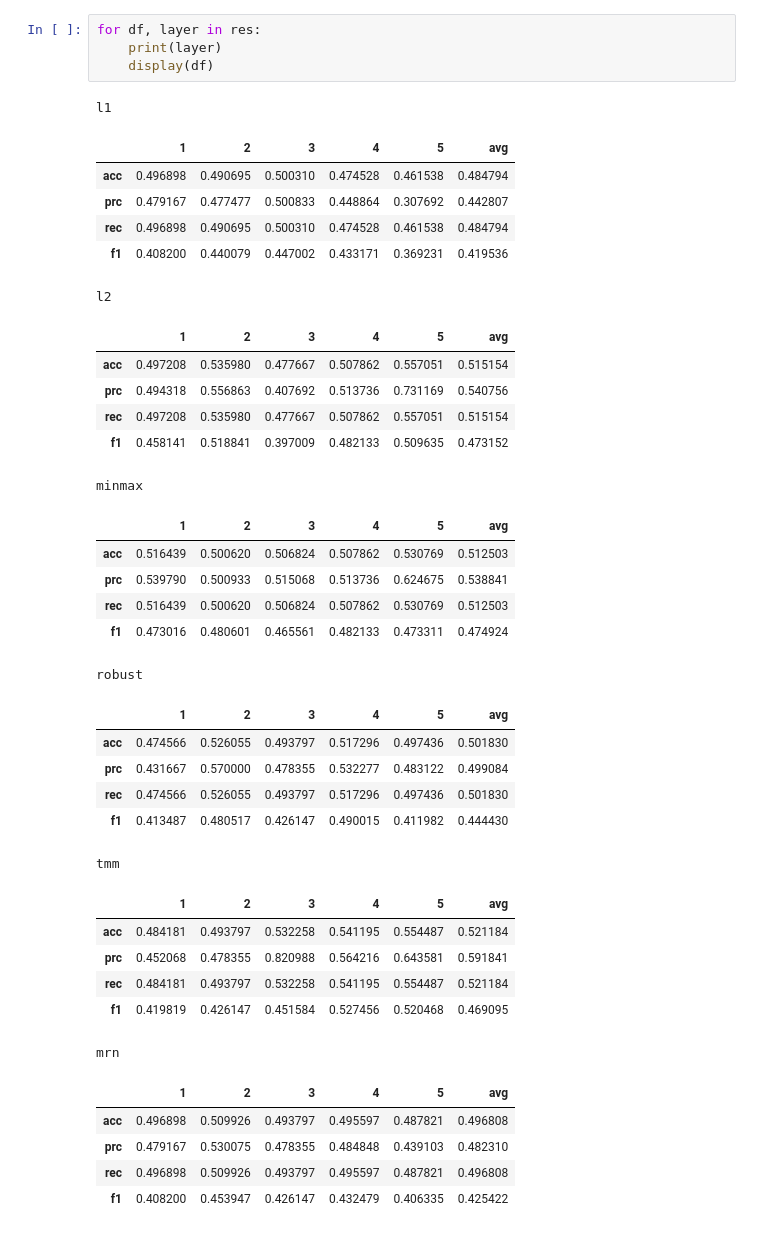
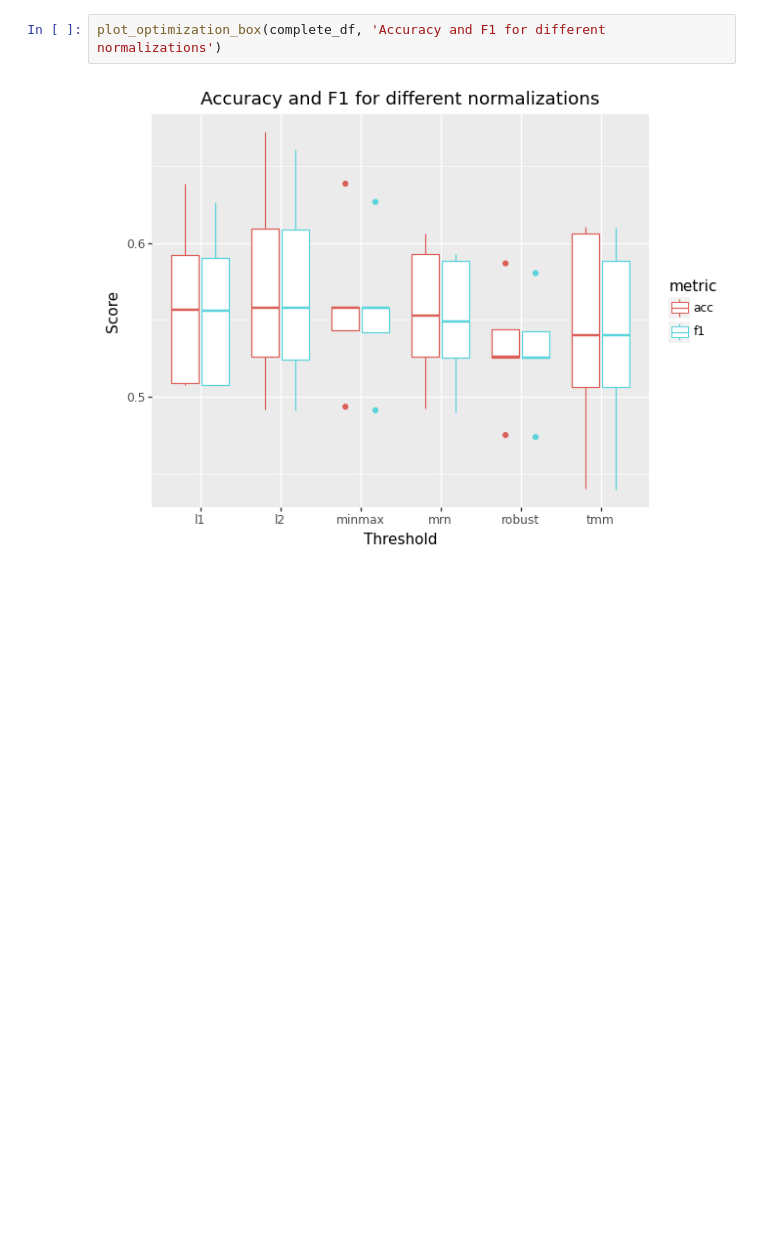
Before and after one commit to LuminousCodeGH/bsc-thesis-scripts, a Jupyter notebook: test_model.ipynb, the cells around one changed output. Saved outputs shown, nothing was run; the diff lists cells and outputs as text; blank space fills up the shorter version.

```diff
--- a/test_model.ipynb
+++ b/test_model.ipynb
@@ -48,41 +66,4 @@ Training model... testing model... complete!
-# %%
-for df, layer in res:
-    print(layer)
-    display(df)
-# %% [output]
-l1
-|  | 1 | 2 | 3 | 4 | 5 | avg |
-| acc | 0.496898 | 0.490695 | 0.500310 | 0.474528 | 0.461538 | 0.484794 |
-| prc | 0.479167 | 0.477477 | 0.500833 | 0.448864 | 0.307692 | 0.442807 |
-| rec | 0.496898 | 0.490695 | 0.500310 | 0.474528 | 0.461538 | 0.484794 |
-| f1 | 0.408200 | 0.440079 | 0.447002 | 0.433171 | 0.369231 | 0.419536 |
-l2
-|  | 1 | 2 | 3 | 4 | 5 | avg |
-| acc | 0.497208 | 0.535980 | 0.477667 | 0.507862 | 0.557051 | 0.515154 |
-| prc | 0.494318 | 0.556863 | 0.407692 | 0.513736 | 0.731169 | 0.540756 |
-| rec | 0.497208 | 0.535980 | 0.477667 | 0.507862 | 0.557051 | 0.515154 |
-| f1 | 0.458141 | 0.518841 | 0.397009 | 0.482133 | 0.509635 | 0.473152 |
-minmax
-|  | 1 | 2 | 3 | 4 | 5 | avg |
-| acc | 0.516439 | 0.500620 | 0.506824 | 0.507862 | 0.530769 | 0.512503 |
-| prc | 0.539790 | 0.500933 | 0.515068 | 0.513736 | 0.624675 | 0.538841 |
-| rec | 0.516439 | 0.500620 | 0.506824 | 0.507862 | 0.530769 | 0.512503 |
-| f1 | 0.473016 | 0.480601 | 0.465561 | 0.482133 | 0.473311 | 0.474924 |
-robust
-|  | 1 | 2 | 3 | 4 | 5 | avg |
-| acc | 0.474566 | 0.526055 | 0.493797 | 0.517296 | 0.497436 | 0.501830 |
-| prc | 0.431667 | 0.570000 | 0.478355 | 0.532277 | 0.483122 | 0.499084 |
-| rec | 0.474566 | 0.526055 | 0.493797 | 0.517296 | 0.497436 | 0.501830 |
-| f1 | 0.413487 | 0.480517 | 0.426147 | 0.490015 | 0.411982 | 0.444430 |
-tmm
-|  | 1 | 2 | 3 | 4 | 5 | avg |
-| acc | 0.484181 | 0.493797 | 0.532258 | 0.541195 | 0.554487 | 0.521184 |
-| prc | 0.452068 | 0.478355 | 0.820988 | 0.564216 | 0.643581 | 0.591841 |
-| rec | 0.484181 | 0.493797 | 0.532258 | 0.541195 | 0.554487 | 0.521184 |
-| f1 | 0.419819 | 0.426147 | 0.451584 | 0.527456 | 0.520468 | 0.469095 |
-mrn
-|  | 1 | 2 | 3 | 4 | 5 | avg |
-| acc | 0.496898 | 0.509926 | 0.493797 | 0.495597 | 0.487821 | 0.496808 |
-| prc | 0.479167 | 0.530075 | 0.478355 | 0.484848 | 0.439103 | 0.482310 |
-| rec | 0.496898 | 0.509926 | 0.493797 | 0.495597 | 0.487821 | 0.496808 |
-| f1 | 0.408200 | 0.453947 | 0.426147 | 0.432479 | 0.406335 | 0.425422 |
+# %%
+plot_optimization_box(complete_df, 'Accuracy and F1 for different normalizations')
+# %% [output]
+[figure, added]
```
Also changed, not shown: parts of 5 cells of this notebook.
